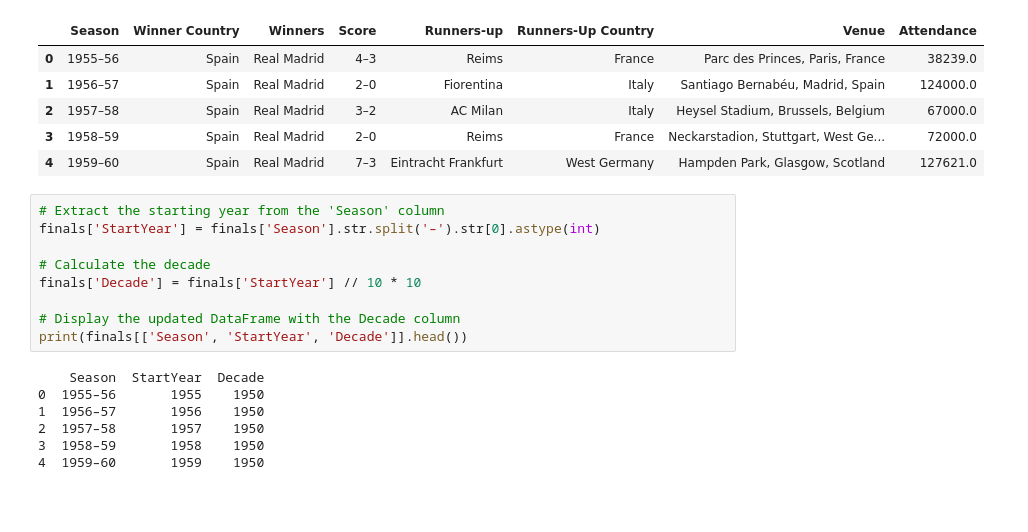
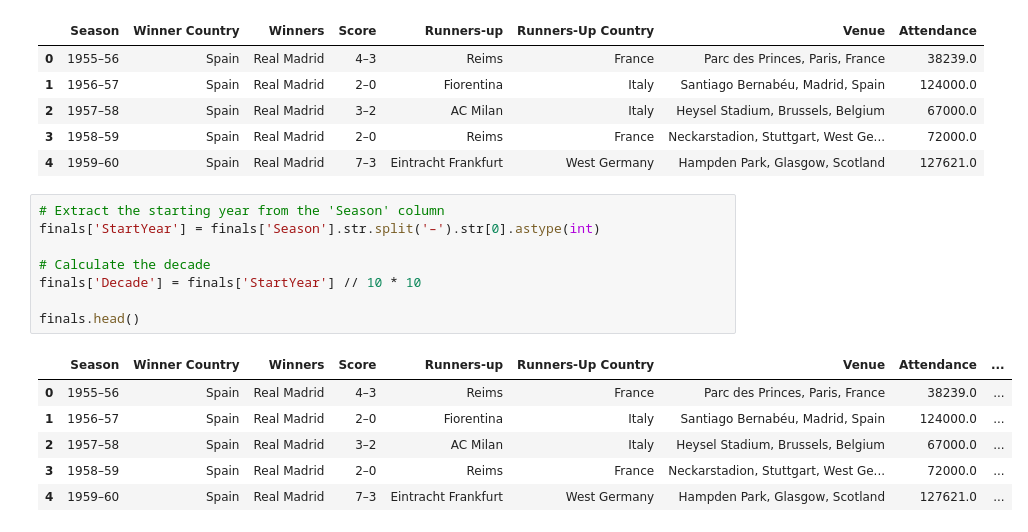
Before and after one commit to TanjiEvan/UEFA-CL-ANALYSIS-1955-2023-, a Jupyter notebook: Champions_League_Analysis.ipynb, the cells around one changed output. Cells and saved outputs as stored; diff of their text form; blank space fills up the shorter version.

```diff
--- a/Champions_League_Analysis.ipynb
+++ b/Champions_League_Analysis.ipynb
@@ -249,16 +249,15 @@ finals.head()
 # %%
 # Extract the starting year from the 'Season' column
 finals['StartYear'] = finals['Season'].str.split('–').str[0].astype(int)
 
 # Calculate the decade
 finals['Decade'] = finals['StartYear'] // 10 * 10
 
-# Display the updated DataFrame with the Decade column
-print(finals[['Season', 'StartYear', 'Decade']].head())
+finals.head()
 # %% [output]
-    Season  StartYear  Decade
-0  1955–56       1955    1950
-1  1956–57       1956    1950
-2  1957–58       1957    1950
-3  1958–59       1958    1950
-4  1959–60       1959    1950
+|  | Season | Winner Country | Winners | Score | Runners-up | Runners-Up Country | Venue | Attendance | ... |
+| 0 | 1955–56 | Spain | Real Madrid | 4–3 | Reims | France | Parc des Princes, Paris, France | 38239.0 | ... |
+| 1 | 1956–57 | Spain | Real Madrid | 2–0 | Fiorentina | Italy | Santiago Bernabéu, Madrid, Spain | 124000.0 | ... |
+| 2 | 1957–58 | Spain | Real Madrid | 3–2 | AC Milan | Italy | Heysel Stadium, Brussels, Belgium | 67000.0 | ... |
+| 3 | 1958–59 | Spain | Real Madrid | 2–0 | Reims | France | Neckarstadion, Stuttgart, West Ge... | 72000.0 | ... |
+| 4 | 1959–60 | Spain | Real Madrid | 7–3 | Eintracht Frankfurt | West Germany | Hampden Park, Glasgow, Scotland | 127621.0 | ... |
```
Also changed, not shown: parts of 5 cells of this notebook.
